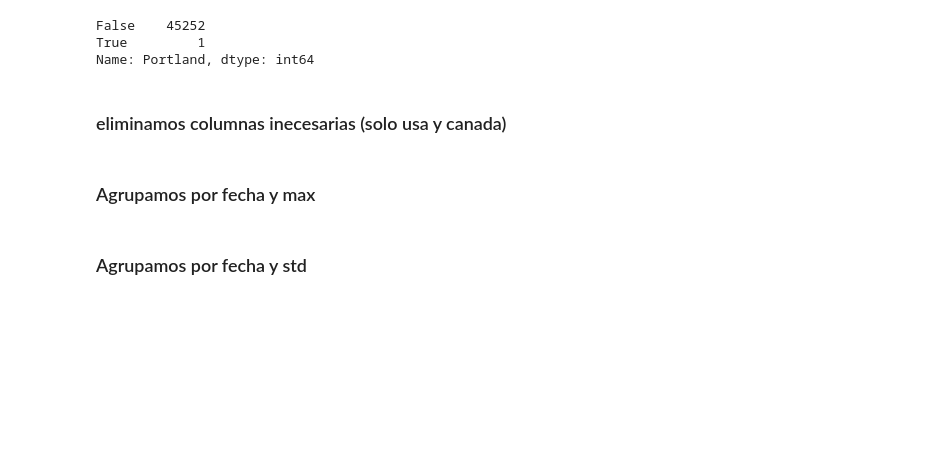
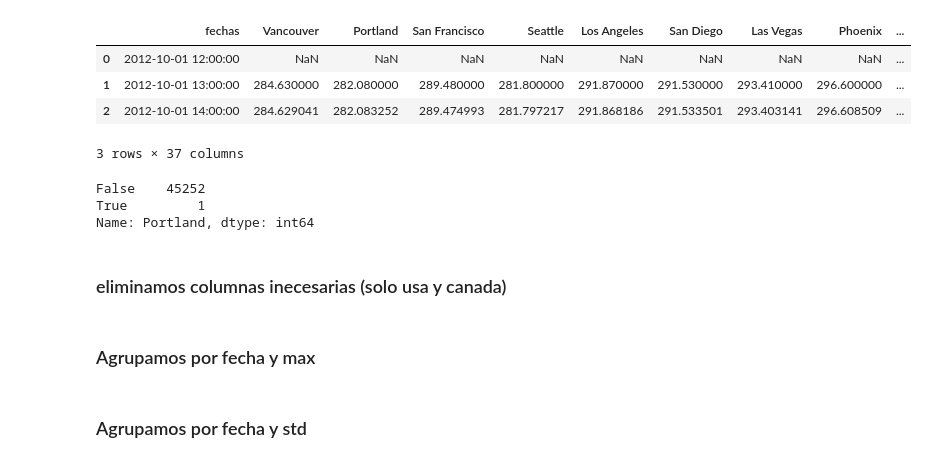
Before and after one commit to JulianTrufero/CO2-and-Temperatures-Seasonality, a Jupyter notebook: Visualizaciones.ipynb, the cells around one changed output. Saved outputs shown, nothing was run; the diff lists cells and outputs as text; code cells hidden in the pictures; blank space fills up the shorter version.

```diff
--- a/Visualizaciones.ipynb
+++ b/Visualizaciones.ipynb
@@ -13,6 +13,16 @@ sns.set(rc={"figure.figsize": (20.,8.)})
 sns.set_style("whitegrid")
 # %%
 te = pd.read_csv('/home/julian/Cursos/Ironhack/Proyectos/Proyecto2/temperature.csv')
+# %%
+te = te.rename(columns={'datetime': 'fechas'})
+# %%
+te.head(3)
+# %% [output]
+|  | fechas | Vancouver | Portland | San Francisco | Seattle | Los Angeles | San Diego | Las Vegas | Phoenix | ... |
+| 0 | 2012-10-01 12:00:00 | NaN | NaN | NaN | NaN | NaN | NaN | NaN | NaN | ... |
+| 1 | 2012-10-01 13:00:00 | 284.630000 | 282.080000 | 289.480000 | 281.800000 | 291.870000 | 291.530000 | 293.410000 | 296.600000 | ... |
+| 2 | 2012-10-01 14:00:00 | 284.629041 | 282.083252 | 289.474993 | 281.797217 | 291.868186 | 291.533501 | 293.403141 | 296.608509 | ... |
+3 rows × 37 columns
 # %%
 nulls = [te[i].isna().value_counts() for i in te.columns]
 # %%
```
Also changed, not shown: parts of 4 cells of this notebook, 3 other files.
